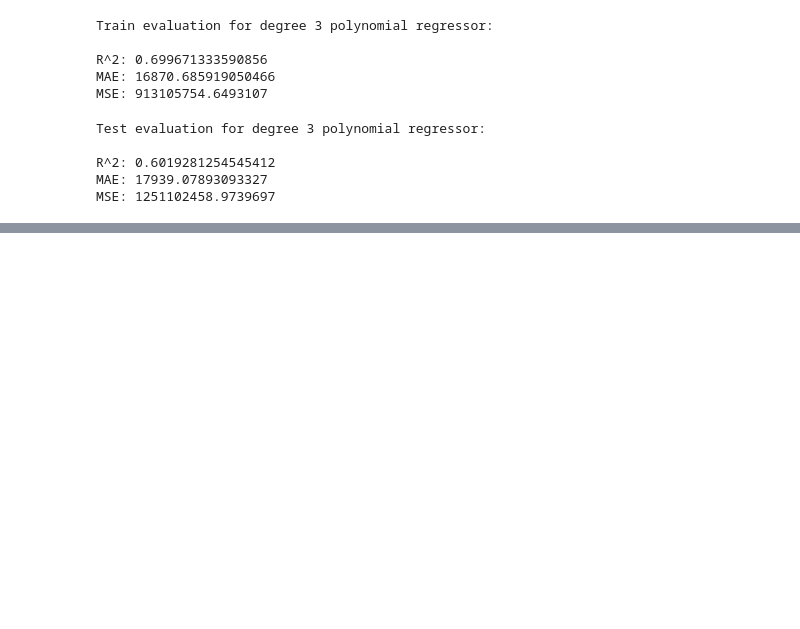
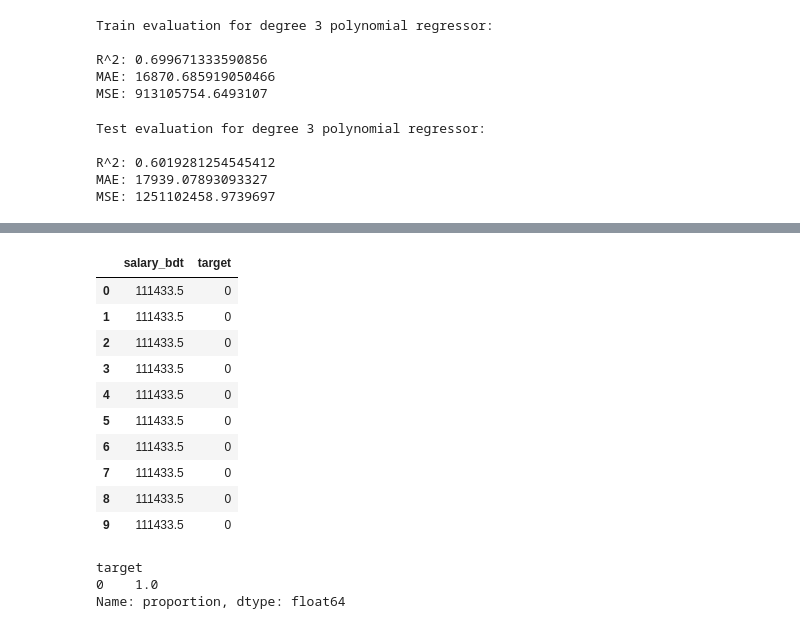
Before and after one commit to nguyenminhhieu108/Assign_4, a Jupyter notebook: main.ipynb, the cells around one changed output, grey strips where cells are left out. Drawn from its saved outputs; the diff is of its cells as text; code cells hidden in the pictures; blank space fills up the shorter version.

```diff
--- a/main.ipynb
+++ b/main.ipynb
@@ -551,0 +608,27 @@ MSE: 1251102458.9739697
+# %%
+salary_median = salary_data['salary_bdt'].median()
+
+salary_data['target'] = (
+    salary_data['salary_bdt'] > salary_median
+).astype(int)
+
+salary_data[['salary_bdt', 'target']].head(10)
+# %% [output]
+|  | salary_bdt | target |
+| 0 | 111433.5 | 0 |
+| 1 | 111433.5 | 0 |
+| 2 | 111433.5 | 0 |
+| 3 | 111433.5 | 0 |
+| 4 | 111433.5 | 0 |
+| 5 | 111433.5 | 0 |
+| 6 | 111433.5 | 0 |
+| 7 | 111433.5 | 0 |
+| 8 | 111433.5 | 0 |
+| 9 | 111433.5 | 0 |
+# %%
+salary_data['target'].value_counts()
+salary_data['target'].value_counts(normalize=True)
+# %% [output]
+target
+0    1.0
+Name: proportion, dtype: float64
```
Also changed, not shown: parts of 4 cells of this notebook.
